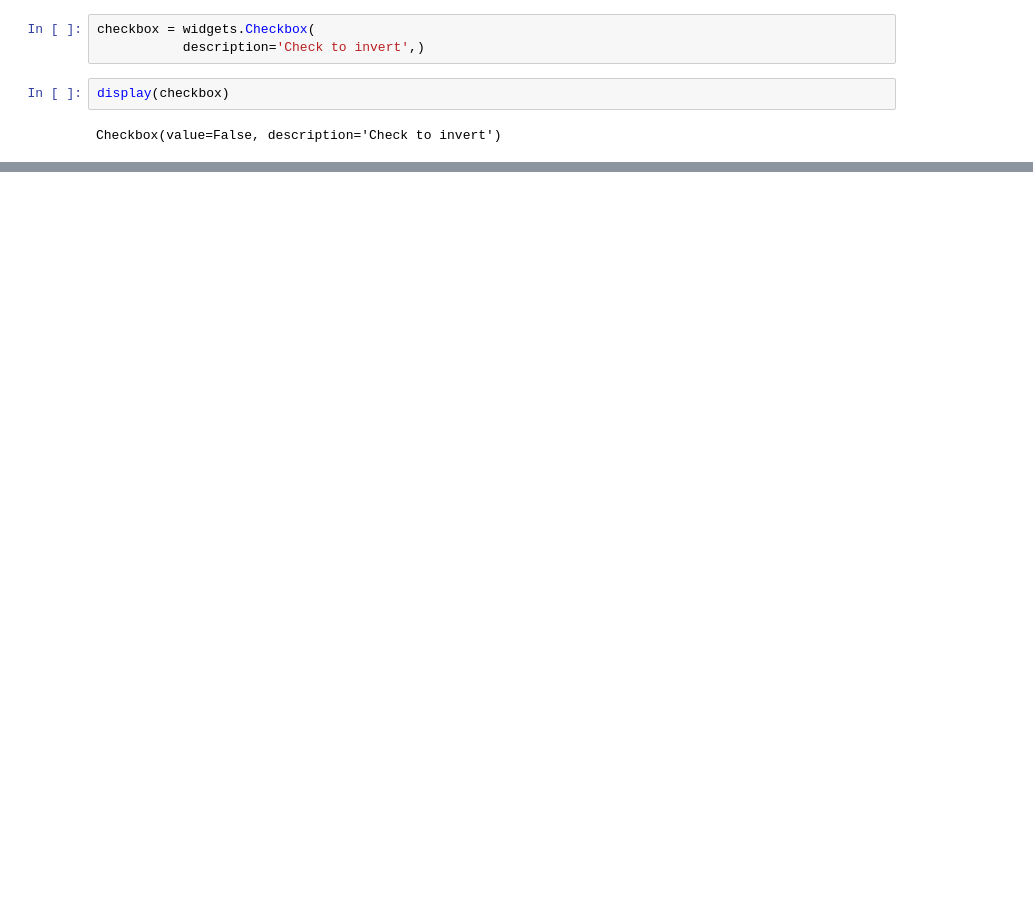
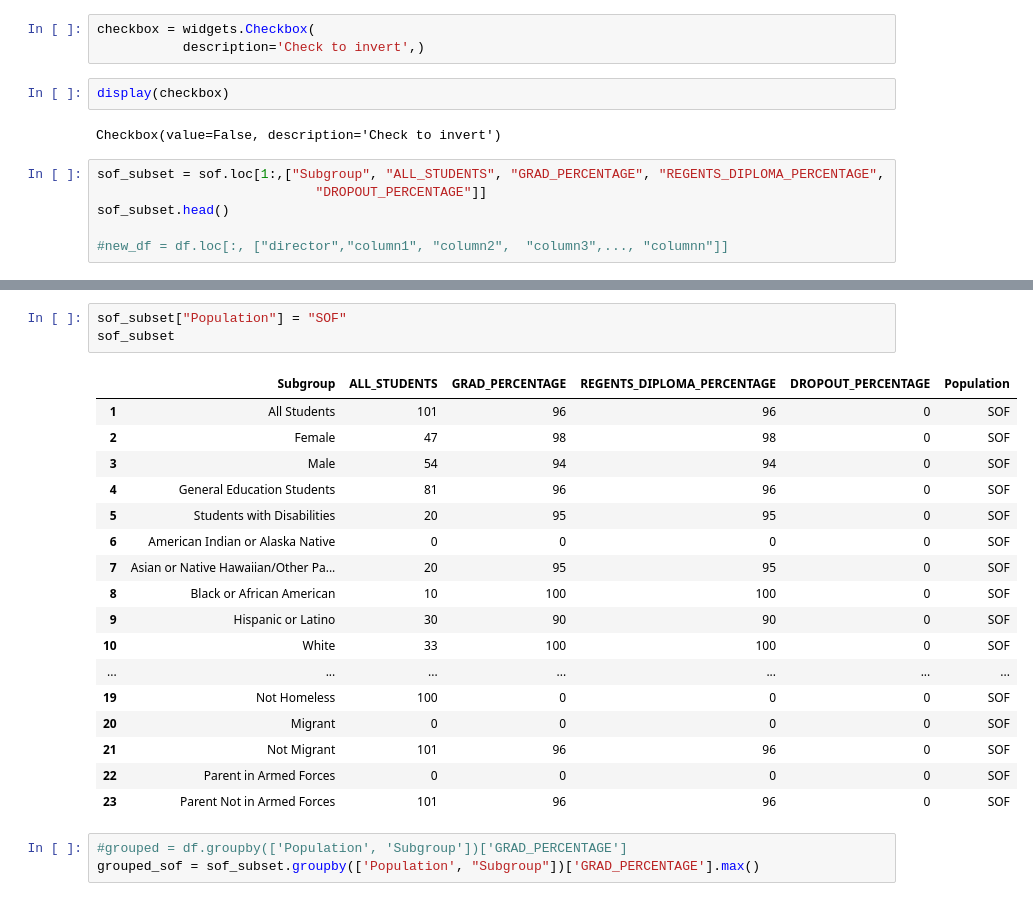
Before and after one commit to dataeducator/analysis-of-graduation-rate-nyc-public-high-schools, a Jupyter notebook: analysis-of-graduation-rate-nyc-public-high-schools.ipynb, the cells around one changed output, grey strips where cells are left out. Saved outputs shown, nothing was run; the diff lists cells and outputs as text; blank space fills up the shorter version.

Commit message:
grouped DataFrame

```diff
--- a/analysis-of-graduation-rate-nyc-public-high-schools.ipynb
+++ b/analysis-of-graduation-rate-nyc-public-high-schools.ipynb
@@ -734,3 +735,9 @@ checkbox = widgets.Checkbox(
 display(checkbox)
 # %% [output]
 Checkbox(value=False, description='Check to invert')
+# %%
+sof_subset = sof.loc[1:,["Subgroup", "ALL_STUDENTS", "GRAD_PERCENTAGE", "REGENTS_DIPLOMA_PERCENTAGE",
+                            "DROPOUT_PERCENTAGE"]]
+sof_subset.head()
+
+#new_df = df.loc[:, ["director","column1", "column2",  "column3",..., "columnn"]]
@@ -736,0 +819,24 @@ Checkbox(value=False, description='Check to invert')
+# %%
+sof_subset["Population"] = "SOF"
+sof_subset
+# %% [output]
+|  | Subgroup | ALL_STUDENTS | GRAD_PERCENTAGE | REGENTS_DIPLOMA_PERCENTAGE | DROPOUT_PERCENTAGE | Population |
+| 1 | All Students | 101 | 96 | 96 | 0 | SOF |
+| 2 | Female | 47 | 98 | 98 | 0 | SOF |
+| 3 | Male | 54 | 94 | 94 | 0 | SOF |
+| 4 | General Education Students | 81 | 96 | 96 | 0 | SOF |
+| 5 | Students with Disabilities | 20 | 95 | 95 | 0 | SOF |
+| 6 | American Indian or Alaska Native | 0 | 0 | 0 | 0 | SOF |
+| 7 | Asian or Native Hawaiian/Other Pa... | 20 | 95 | 95 | 0 | SOF |
+| 8 | Black or African American | 10 | 100 | 100 | 0 | SOF |
+| 9 | Hispanic or Latino | 30 | 90 | 90 | 0 | SOF |
+| 10 | White | 33 | 100 | 100 | 0 | SOF |
+| ... | ... | ... | ... | ... | ... | ... |
+| 19 | Not Homeless | 100 | 0 | 0 | 0 | SOF |
+| 20 | Migrant | 0 | 0 | 0 | 0 | SOF |
+| 21 | Not Migrant | 101 | 96 | 96 | 0 | SOF |
+| 22 | Parent in Armed Forces | 0 | 0 | 0 | 0 | SOF |
+| 23 | Parent Not in Armed Forces | 101 | 96 | 96 | 0 | SOF |
+# %%
+#grouped = df.groupby(['Population', 'Subgroup'])['GRAD_PERCENTAGE']
+grouped_sof = sof_subset.groupby(['Population', "Subgroup"])['GRAD_PERCENTAGE'].max()
```
Also changed, not shown: parts of 20 cells of this notebook.
